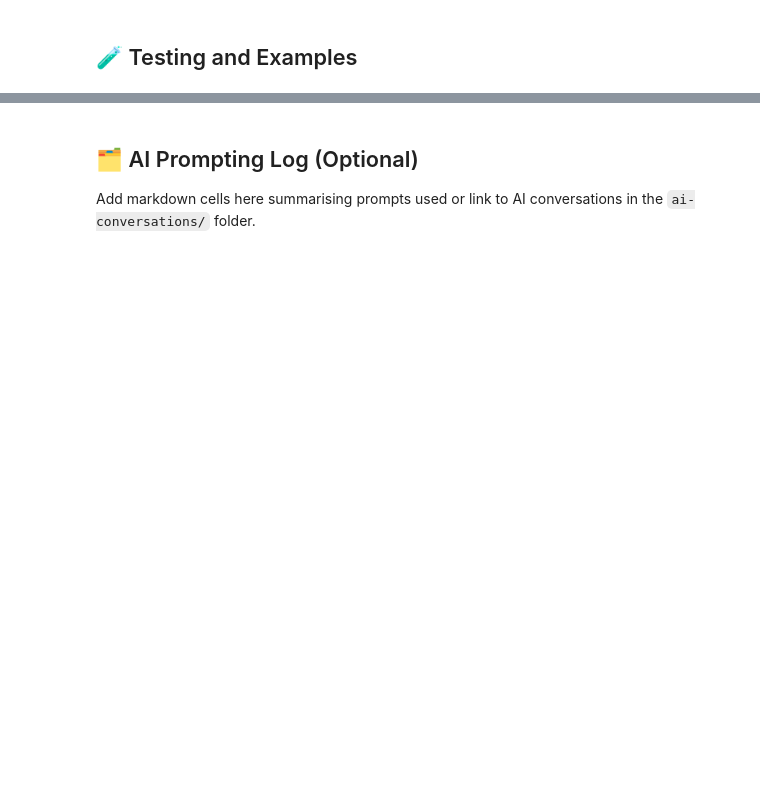
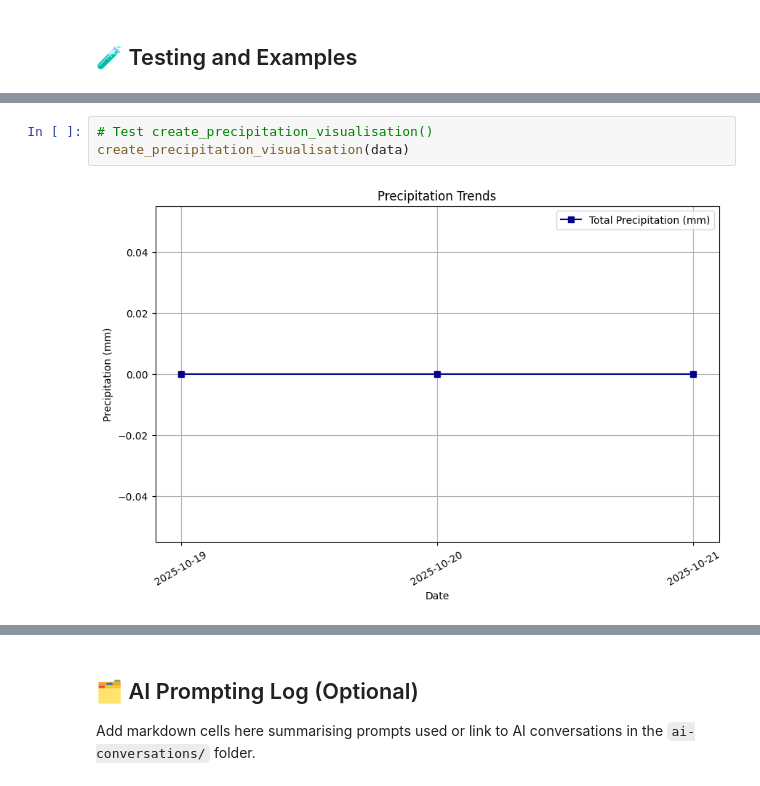
Before and after one commit to Bellajia721/WeatherWise_A2, a Jupyter notebook: starter_notebook.ipynb, the cells around one changed output, grey strips where cells are left out. Drawn from its saved outputs; the diff is of its cells as text; blank space fills up the shorter version.

```diff
--- a/starter_notebook.ipynb
+++ b/starter_notebook.ipynb
@@ -349,0 +594,5 @@ def generate_weather_response(parsed_question, weather_data):
+# %%
+# Test create_precipitation_visualisation()
+create_precipitation_visualisation(data)
+# %% [output]
+[figure, added]
```
Also changed, not shown: parts of 18 cells of this notebook.
